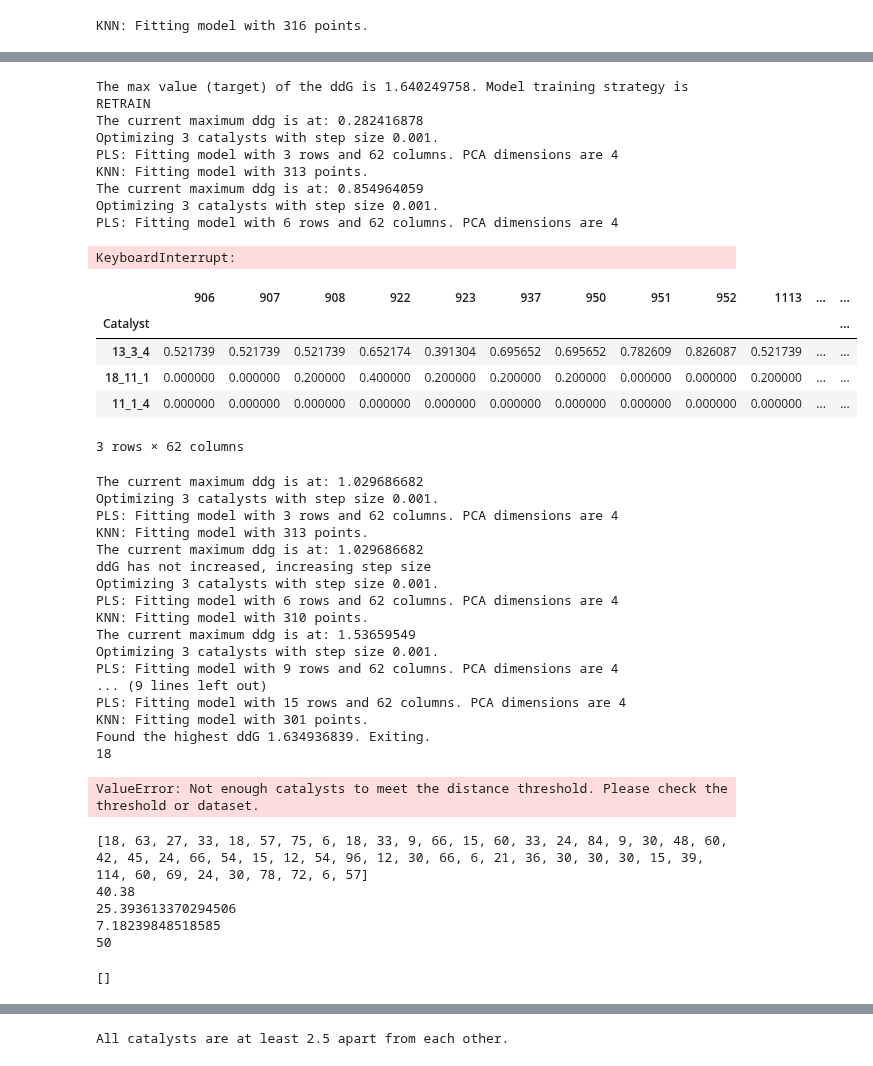
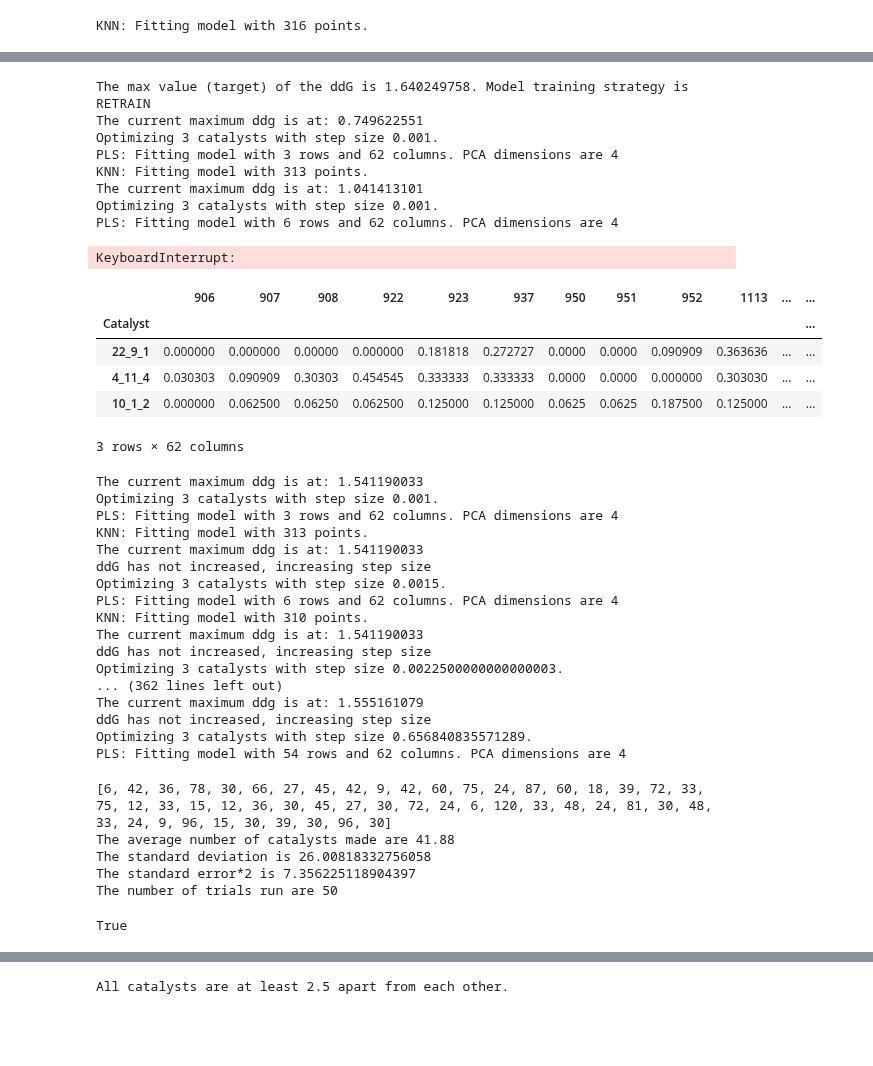
Before and after one commit to nirb28/ee-predict, a Jupyter notebook: cd_v2.ipynb, the cells around one changed output, grey strips where cells are left out. Drawn from its saved outputs; the diff is of its cells as text; code cells hidden in the pictures; blank space fills up the shorter version.

```diff
--- a/cd_v2.ipynb
+++ b/cd_v2.ipynb
@@ -26,11 +26,11 @@ DEFAULT_PCA_DIMENSION = 4
 START_SAMPLE_SIZE = 3
 DATAFILE_NAME = "merged_large_catalyst.csv" # "reduced_dim_space_ddG.csv", "merged_large_catalyst.csv"
 CD_STEP_SIZE = 0.001
-CD_STEP_SIZE_MULTIPLIER = 1
+CD_STEP_SIZE_MULTIPLIER = 1.5
 CD_ITERATIONS_PER_STEP = 2
 CD_ITERATIONS = 10
 max_cycles = 50
-distance_threshold = 2.5
+distance_threshold = 2.75
 ## *************************************************
 # %%
 df = pd.read_csv(resolve_path_gdrive('data/' + DATAFILE_NAME))
@@ -237,17 +237,17 @@ while(len(random_catalyst_df) < len(df)):
     random_catalyst_df = process_neighbors(knn, new_optimized_catalysts, random_catalyst_df)
     # recompute knn so that we dont find the same neighbors in the next loop around
     knn = recomputeKNN(df[X_COLS], random_catalyst_df)
-    if random_catalyst_df['ddG'].max() >= max_ddG:
+    if random_catalyst_df['ddG'].max() >= min(top5_ddG_values):
         print("Found the highest ddG {}. Exiting.".format(str(random_catalyst_df['ddG'].max())))
         break
     prev_max_ddg = current_max_ddg
 # %% [output]
 The max value (target) of the ddG is 1.640249758. Model training strategy is RETRAIN
-The current maximum ddg is at: 0.282416878
+The current maximum ddg is at: 0.749622551
 Optimizing 3 catalysts with step size 0.001.
 PLS: Fitting model with 3 rows and 62 columns. PCA dimensions are 4
 KNN: Fitting model with 313 points.
-The current maximum ddg is at: 0.854964059
+The current maximum ddg is at: 1.041413101
 Optimizing 3 catalysts with step size 0.001.
 PLS: Fitting model with 6 rows and 62 columns. PCA dimensions are 4
 KeyboardInterrupt:
@@ -262,13 +262,13 @@ predict_ee(pls_large_saved_model, properties1)
 # random_catalyst_df = random_catalyst_df[~random_catalyst_df.index.duplicated(keep='first')]
 # %%
 # prompt: get last 3 rows of random_catalyst_df[X_COLS]
-random_catalyst_df[X_COLS].tail(3)
+random_catalyst_df[X_COLS].head(3)
 # %% [output]
 |  | 906 | 907 | 908 | 922 | 923 | 937 | 950 | 951 | 952 | 1113 | ... | ... |
 | Catalyst |  |  |  |  |  |  |  |  |  |  |  | ... |
-| 13_3_4 | 0.521739 | 0.521739 | 0.521739 | 0.652174 | 0.391304 | 0.695652 | 0.695652 | 0.782609 | 0.826087 | 0.521739 | ... | ... |
-| 18_11_1 | 0.000000 | 0.000000 | 0.200000 | 0.400000 | 0.200000 | 0.200000 | 0.200000 | 0.000000 | 0.000000 | 0.200000 | ... | ... |
-| 11_1_4 | 0.000000 | 0.000000 | 0.000000 | 0.000000 | 0.000000 | 0.000000 | 0.000000 | 0.000000 | 0.000000 | 0.000000 | ... | ... |
+| 22_9_1 | 0.000000 | 0.000000 | 0.00000 | 0.000000 | 0.181818 | 0.272727 | 0.0000 | 0.0000 | 0.090909 | 0.363636 | ... | ... |
+| 4_11_4 | 0.030303 | 0.090909 | 0.30303 | 0.454545 | 0.333333 | 0.333333 | 0.0000 | 0.0000 | 0.000000 | 0.303030 | ... | ... |
+| 10_1_2 | 0.000000 | 0.062500 | 0.06250 | 0.062500 | 0.125000 | 0.125000 | 0.0625 | 0.0625 | 0.187500 | 0.125000 | ... | ... |
 3 rows × 62 columns
 # %%
 ## Running algorithm certain number of times
@@ -318,24 +318,23 @@ while current_cycle < max_cycles:
     print("Maximum cycles reached. Exiting.")
     break
 # %% [output]
-The current maximum ddg is at: 1.029686682
+The current maximum ddg is at: 1.541190033
 Optimizing 3 catalysts with step size 0.001.
 PLS: Fitting model with 3 rows and 62 columns. PCA dimensions are 4
 KNN: Fitting model with 313 points.
-The current maximum ddg is at: 1.029686682
+The current maximum ddg is at: 1.541190033
 ddG has not increased, increasing step size
-Optimizing 3 catalysts with step size 0.001.
+Optimizing 3 catalysts with step size 0.0015.
 PLS: Fitting model with 6 rows and 62 columns. PCA dimensions are 4
 KNN: Fitting model with 310 points.
-The current maximum ddg is at: 1.53659549
-Optimizing 3 catalysts with step size 0.001.
-PLS: Fitting model with 9 rows and 62 columns. PCA dimensions are 4
-... (9 lines left out)
-PLS: Fitting model with 15 rows and 62 columns. PCA dimensions are 4
-KNN: Fitting model with 301 points.
-Found the highest ddG 1.634936839. Exiting.
-18
+The current maximum ddg is at: 1.541190033
+ddG has not increased, increasing step size
+Optimizing 3 catalysts with step size 0.0022500000000000003.
+... (362 lines left out)
+The current maximum ddg is at: 1.555161079
+ddG has not increased, increasing step size
+Optimizing 3 catalysts with step size 0.656840835571289.
+PLS: Fitting model with 54 rows and 62 columns. PCA dimensions are 4
-ValueError: Not enough catalysts to meet the distance threshold. Please check the threshold or dataset.
 # %%
 ## Finding average catalysts made
 
@@ -348,21 +347,22 @@ for i in catalysts_made_per_cycle:
 average_catalysts_made = sum_catalysts_made / len(catalysts_made_per_cycle)
 
 print(catalysts_made_per_cycle)
-print(average_catalysts_made)
-print(np.std(catalysts_made_per_cycle))
+print("The average number of catalysts made are " + str(average_catalysts_made))
+print("The standard deviation is " + str(np.std(catalysts_made_per_cycle)))
 Standard_Error_95 = np.std(catalysts_made_per_cycle) / np.sqrt(len(catalysts_made_per_cycle))
-print(Standard_Error_95*2)
-print(len(catalysts_made_per_cycle))
+print("The standard error*2 is " + str(Standard_Error_95*2))
+print("The number of trials run are " + str(len(catalysts_made_per_cycle)))
 # %% [output]
-[18, 63, 27, 33, 18, 57, 75, 6, 18, 33, 9, 66, 15, 60, 33, 24, 84, 9, 30, 48, 60, 42, 45, 24, 66, 54, 15, 12, 54, 96, 12, 30, 66, 6, 21, 36, 30, 30, 30, 15, 39, 114, 60, 69, 24, 30, 78, 72, 6, 57]
-40.38
-25.393613370294506
-7.18239848518585
-50
+[6, 42, 36, 78, 30, 66, 27, 45, 42, 9, 42, 60, 75, 24, 87, 60, 18, 39, 72, 33, 75, 12, 33, 15, 12, 36, 30, 45, 27, 30, 72, 24, 6, 120, 33, 48, 24, 81, 30, 48, 33, 24, 9, 96, 15, 30, 39, 30, 96, 30]
+The average number of catalysts made are 41.88
+The standard deviation is 26.00818332756058
+The standard error*2 is 7.356225118904397
+The number of trials run are 50
-# %%
-catalysts_made_per_cycle
-# %% [output]
-[]
+# %%
+ ## Check distance mechanism
+check_distance(random_catalyst_df.head(3), distance_threshold)
+# %% [output]
+True
 # %%
 
 def select_initial_catalysts(catalysts_df, distance_threshold):
```
Also changed, not shown: parts of 4 cells of this notebook.
